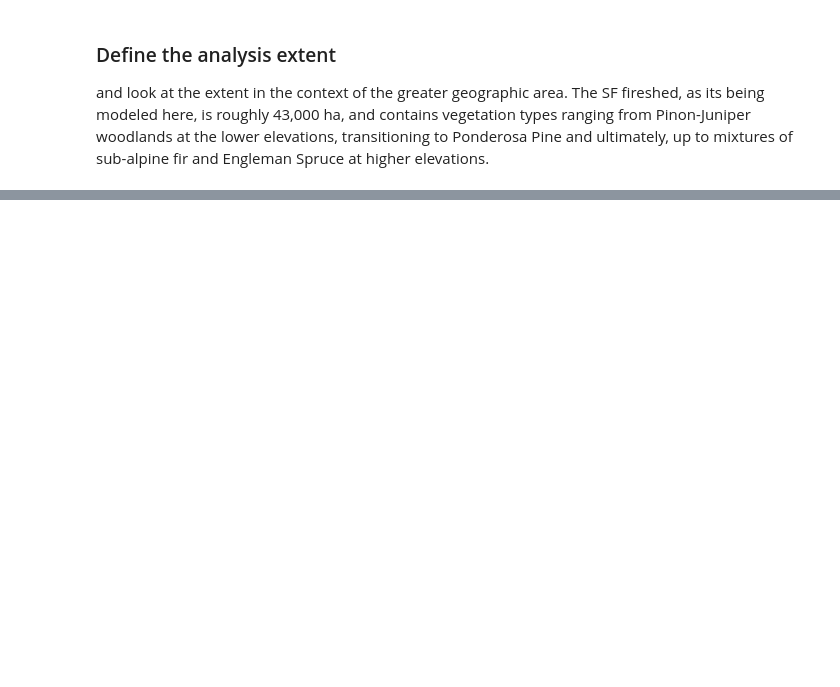
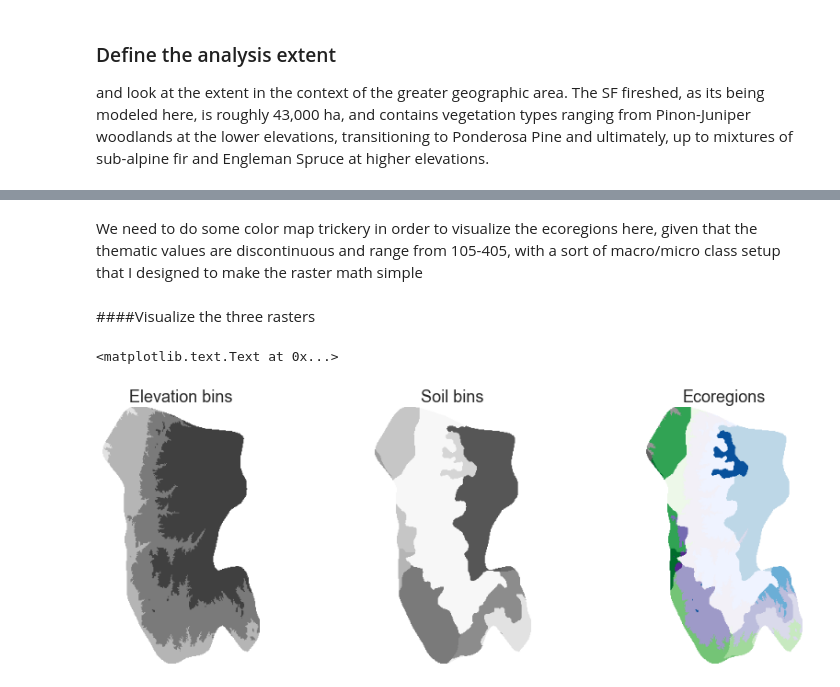
Before and after one commit to djkrofch/SantaFe_Fireshed, a Jupyter notebook: SF_Fireshed_Prep.ipynb, the cells around one changed output, grey strips where cells are left out. Saved outputs shown, nothing was run; the diff lists cells and outputs as text; code cells hidden in the pictures; blank space fills up the shorter version.

```diff
--- a/SF_Fireshed_Prep.ipynb
+++ b/SF_Fireshed_Prep.ipynb
@@ -104,0 +105,33 @@ plt.savefig('SFFireshed_Analysis_area.tif')
+# %%
+elevation  = importRaster(rasters + 'elevationBins.tif')
+soils      = importRaster(rasters + 'soilBins.tif')
+ecoregions = importRaster(rasters + 'SFF_ecoregions.tif')
+
+soils[soils == 255] = 0
+# %% [markdown]
+We need to do some color map trickery in order to visualize the ecoregions here, given that the thematic values are discontinuous and range from 105-405, with a sort of macro/micro class setup that I designed to make the raster math simple
+# %%
+from matplotlib import colors
+cmap = colors.ListedColormap(['white','#969696','#636363',
+                              '#edf8e9','#c7e9c0','#a1d99b','#74c476','#31a354','#006d2c',
+                              '#f2f0f7','#dadaeb','#bcbddc','#9e9ac8','#756bb1','#54278f',
+                              '#eff3ff','#bdd7e7','#6baed6','#3182bd','#08519c'])
+bounds=[0,105,106,
+        201,202,203,204,205,206,
+        301,302,303,304,305,306,
+        401,402,403,404,405]
+norm = colors.BoundaryNorm(bounds, cmap.N)
+# %% [markdown]
+####Visualize the three rasters
+# %%
+f, (ax1, ax2, ax3) = plt.subplots(1,3, figsize = (15,5))
+plotRaster(elevation,  vmin = 0, vmax = 500, ax = ax1)
+plotRaster(soils,      vmin = 0, vmax = 15,  ax = ax2)
+plotRaster(ecoregions, cmap = cmap, norm = norm, ax = ax3)
+
+ax1.set_title('Elevation bins')
+ax2.set_title('Soil bins')
+ax3.set_title('Ecoregions')
+# %% [output]
+<matplotlib.text.Text at 0x...>
+[figure, added]
```
Also changed, not shown: parts of 3 cells of this notebook.
